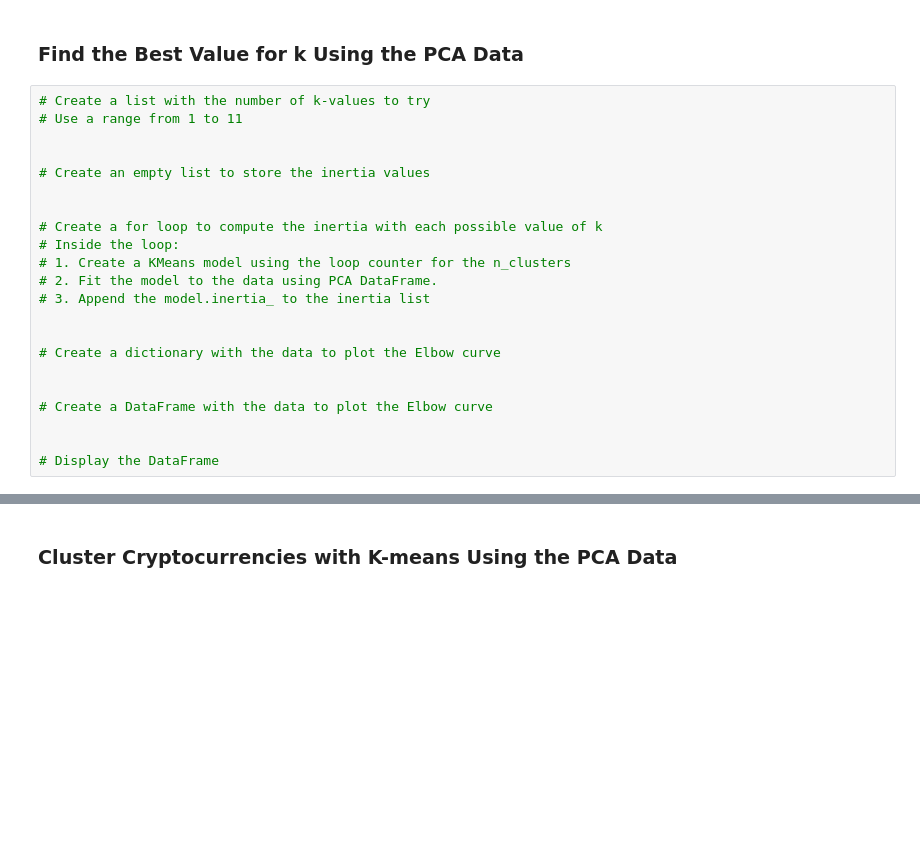
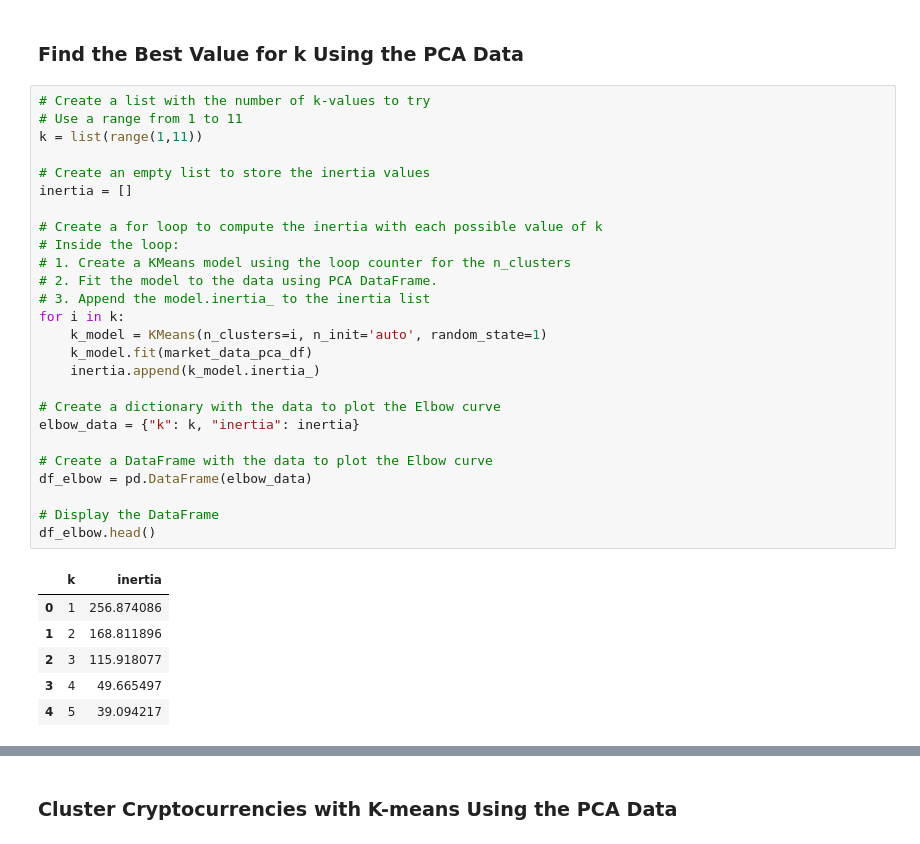
Before and after one commit to leonej01/CryptoClustering, a Jupyter notebook: Starter_Code/Crypto_Clustering.ipynb, the cells around one changed output, grey strips where cells are left out. Cells and saved outputs as stored; diff of their text form; blank space fills up the shorter version.

```diff
--- a/Starter_Code/Crypto_Clustering.ipynb
+++ b/Starter_Code/Crypto_Clustering.ipynb
@@ -232,25 +254,36 @@ market_data_prediction_df.plot.scatter(
 # %%
 # Create a list with the number of k-values to try
 # Use a range from 1 to 11
-
+k = list(range(1,11))
 
 # Create an empty list to store the inertia values
-
+inertia = []
 
 # Create a for loop to compute the inertia with each possible value of k
 # Inside the loop:
 # 1. Create a KMeans model using the loop counter for the n_clusters
 # 2. Fit the model to the data using PCA DataFrame.
 # 3. Append the model.inertia_ to the inertia list
-
+for i in k:
+    k_model = KMeans(n_clusters=i, n_init='auto', random_state=1)
+    k_model.fit(market_data_pca_df)
+    inertia.append(k_model.inertia_)
 
 # Create a dictionary with the data to plot the Elbow curve
-
+elbow_data = {"k": k, "inertia": inertia}
 
 # Create a DataFrame with the data to plot the Elbow curve
-
+df_elbow = pd.DataFrame(elbow_data)
 
 # Display the DataFrame
+df_elbow.head()
+# %% [output]
+|  | k | inertia |
+| 0 | 1 | 256.874086 |
+| 1 | 2 | 168.811896 |
+| 2 | 3 | 115.918077 |
+| 3 | 4 | 49.665497 |
+| 4 | 5 | 39.094217 |
 # %%
 # Plot a line chart with all the inertia values computed with
 # the different values of k to visually identify the optimal value for k.
```
Also changed, not shown: parts of 6 cells of this notebook.
